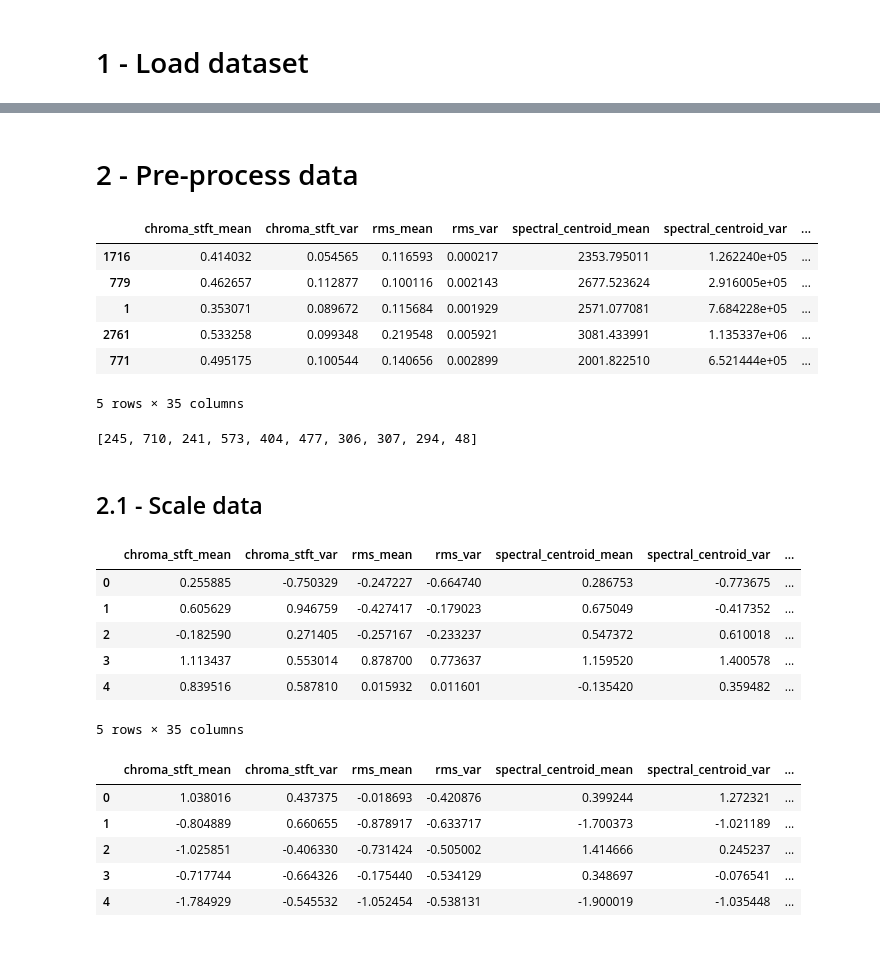
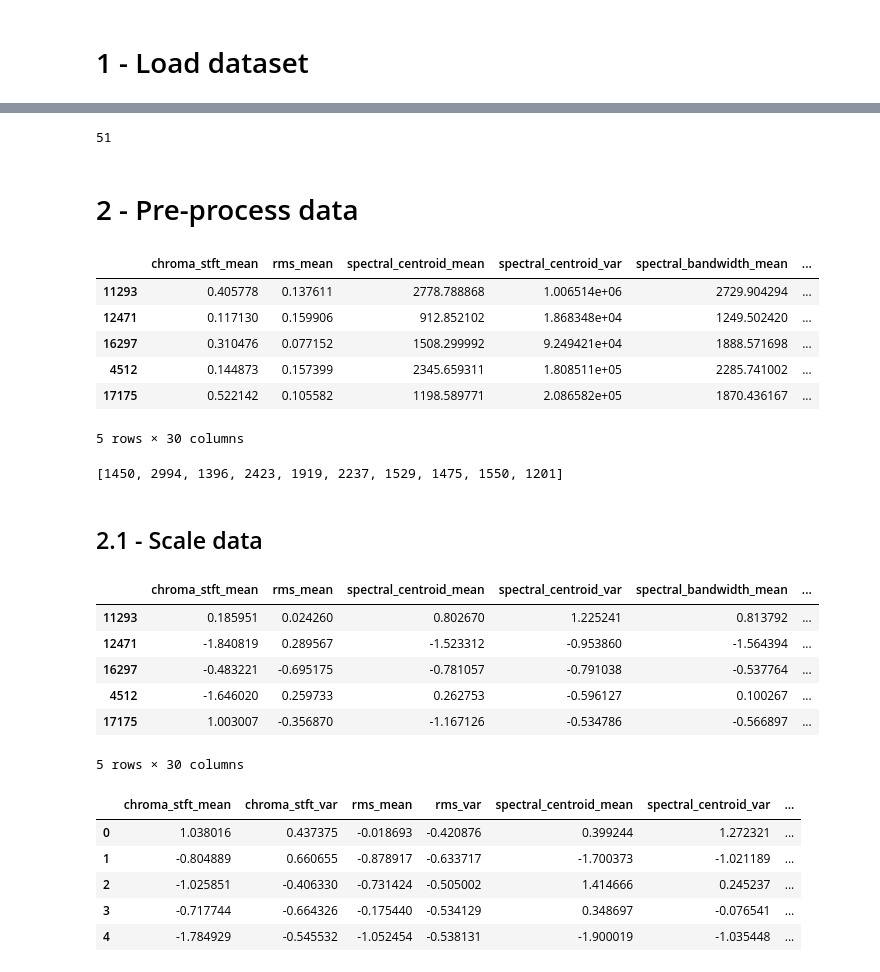
Before and after one commit to Hugand/music-classifier, a Jupyter notebook: music-classifier-final-model.ipynb, the cells around one changed output, grey strips where cells are left out. Saved outputs shown, nothing was run; the diff lists cells and outputs as text; code cells hidden in the pictures.

```diff
--- a/music-classifier-final-model.ipynb
+++ b/music-classifier-final-model.ipynb
@@ -109,3 +65,10 @@ AttributeError: 'numpy.float64' object has no attribute 'values'
+# %%
+corr = data.corr().label
+d = corr[(corr < -0.05) | (corr >= 0)]
+not_d_cols = list(corr[(corr > -0.1) & (corr < 0.1)].index) + ['label']
+print(len(d))
+# %% [output]
+51
 # %% [markdown]
 # 2 - Pre-process data
 # %%
@@ -118,40 +79,39 @@ X_train, X_test, y_train, y_test = train_test_split(X, y, test_size=0.3)
 # %%
-X_train.head()
+X.head()
 # %% [output]
-|  | chroma_stft_mean | chroma_stft_var | rms_mean | rms_var | spectral_centroid_mean | spectral_centroid_var | ... |
-| 1716 | 0.414032 | 0.054565 | 0.116593 | 0.000217 | 2353.795011 | 1.262240e+05 | ... |
-| 779 | 0.462657 | 0.112877 | 0.100116 | 0.002143 | 2677.523624 | 2.916005e+05 | ... |
-| 1 | 0.353071 | 0.089672 | 0.115684 | 0.001929 | 2571.077081 | 7.684228e+05 | ... |
-| 2761 | 0.533258 | 0.099348 | 0.219548 | 0.005921 | 3081.433991 | 1.135337e+06 | ... |
-| 771 | 0.495175 | 0.100544 | 0.140656 | 0.002899 | 2001.822510 | 6.521444e+05 | ... |
+|  | chroma_stft_mean | rms_mean | spectral_centroid_mean | spectral_centroid_var | spectral_bandwidth_mean | ... |
+| 11293 | 0.405778 | 0.137611 | 2778.788868 | 1.006514e+06 | 2729.904294 | ... |
+| 12471 | 0.117130 | 0.159906 | 912.852102 | 1.868348e+04 | 1249.502420 | ... |
+| 16297 | 0.310476 | 0.077152 | 1508.299992 | 9.249421e+04 | 1888.571698 | ... |
+| 4512 | 0.144873 | 0.157399 | 2345.659311 | 1.808511e+05 | 2285.741002 | ... |
+| 17175 | 0.522142 | 0.105582 | 1198.589771 | 2.086582e+05 | 1870.436167 | ... |
-5 rows × 35 columns
+5 rows × 30 columns
-# %%
-count = []
-tdf = pd.DataFrame(data=y_test, columns=['label'])
-
-for i in range(10):
-    count.append(len(tdf[tdf.label == i]))
-
-count
-# %% [output]
-[245, 710, 241, 573, 404, 477, 306, 307, 294, 48]
+# %%
+count = []
+tdf = pd.DataFrame(data=y, columns=['label'])
+
+for i in range(10):
+    count.append(len(tdf[tdf.label == i]))
+
+count
+# %% [output]
+[1450, 2994, 1396, 2423, 1919, 2237, 1529, 1475, 1550, 1201]
 # %% [markdown]
 ## 2.1 - Scale data
 # %%
-scaler = StandardScaler()
-scaler.fit(X_train)
-X_train = pd.DataFrame(data=scaler.transform(X_train), columns=X_train.columns)
-X_test = pd.DataFrame(data=scaler.transform(X_test), columns=X_test.columns)
+final_scaler = StandardScaler()
+final_scaler.fit(X)
+X_scaled = pd.DataFrame(data=final_scaler.transform(X), index=X.index, columns=X.columns)
 
-X_train.head()
+X_scaled.head()
 # %% [output]
-|  | chroma_stft_mean | chroma_stft_var | rms_mean | rms_var | spectral_centroid_mean | spectral_centroid_var | ... |
-| 0 | 0.255885 | -0.750329 | -0.247227 | -0.664740 | 0.286753 | -0.773675 | ... |
-| 1 | 0.605629 | 0.946759 | -0.427417 | -0.179023 | 0.675049 | -0.417352 | ... |
-| 2 | -0.182590 | 0.271405 | -0.257167 | -0.233237 | 0.547372 | 0.610018 | ... |
-| 3 | 1.113437 | 0.553014 | 0.878700 | 0.773637 | 1.159520 | 1.400578 | ... |
-| 4 | 0.839516 | 0.587810 | 0.015932 | 0.011601 | -0.135420 | 0.359482 | ... |
+|  | chroma_stft_mean | rms_mean | spectral_centroid_mean | spectral_centroid_var | spectral_bandwidth_mean | ... |
+| 11293 | 0.185951 | 0.024260 | 0.802670 | 1.225241 | 0.813792 | ... |
+| 12471 | -1.840819 | 0.289567 | -1.523312 | -0.953860 | -1.564394 | ... |
+| 16297 | -0.483221 | -0.695175 | -0.781057 | -0.791038 | -0.537764 | ... |
+| 4512 | -1.646020 | 0.259733 | 0.262753 | -0.596127 | 0.100267 | ... |
+| 17175 | 1.003007 | -0.356870 | -1.167126 | -0.534786 | -0.566897 | ... |
-5 rows × 35 columns
+5 rows × 30 columns
 # %%
 X_test.head()
 # %% [output]
```
Also changed, not shown: parts of 26 cells of this notebook, 16 other files.
